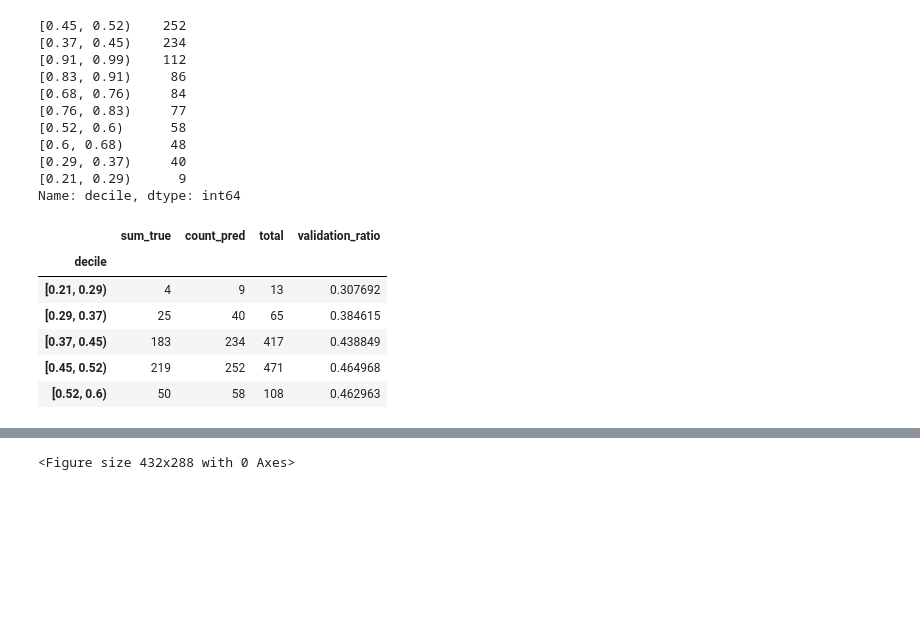
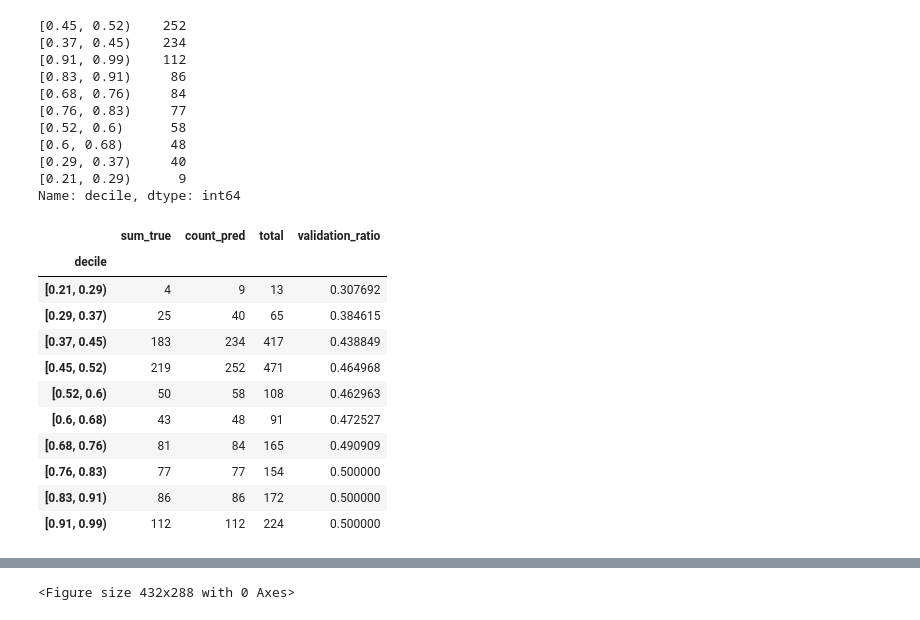
Before and after one commit to thomascayla/workshop, a Jupyter notebook: ipython_notebooks/notebook editor for compute_ofSVU3Pe.ipynb, the cells around one changed output, grey strips where cells are left out. Cells and saved outputs as stored; diff of their text form; code cells hidden in the pictures; blank space fills up the shorter version.

```diff
--- a/ipython_notebooks/notebook editor for compute_ofSVU3Pe.ipynb
+++ b/ipython_notebooks/notebook editor for compute_ofSVU3Pe.ipynb
@@ -48,15 +48,20 @@ df_by_deciles['total'] = df_by_deciles.sum_true+df_by_deciles.count_pred
 df_by_deciles['validation_ratio'] = df_by_deciles.sum_true/df_by_deciles.total
 df_by_deciles.sort_index(ascending=True, inplace=True)
 # %%
-df_by_deciles.head()
+df_by_deciles
 # %% [output]
 |  | sum_true | count_pred | total | validation_ratio |
 | decile |  |  |  |  |
 | [0.21, 0.29) | 4 | 9 | 13 | 0.307692 |
 | [0.29, 0.37) | 25 | 40 | 65 | 0.384615 |
 | [0.37, 0.45) | 183 | 234 | 417 | 0.438849 |
 | [0.45, 0.52) | 219 | 252 | 471 | 0.464968 |
 | [0.52, 0.6) | 50 | 58 | 108 | 0.462963 |
+| [0.6, 0.68) | 43 | 48 | 91 | 0.472527 |
+| [0.68, 0.76) | 81 | 84 | 165 | 0.490909 |
+| [0.76, 0.83) | 77 | 77 | 154 | 0.500000 |
+| [0.83, 0.91) | 86 | 86 | 172 | 0.500000 |
+| [0.91, 0.99) | 112 | 112 | 224 | 0.500000 |
 # %%
 sns.set_style("ticks",{'axes.grid' : True})
 colors = ['#24b1d1', '#ae24d1']
```
